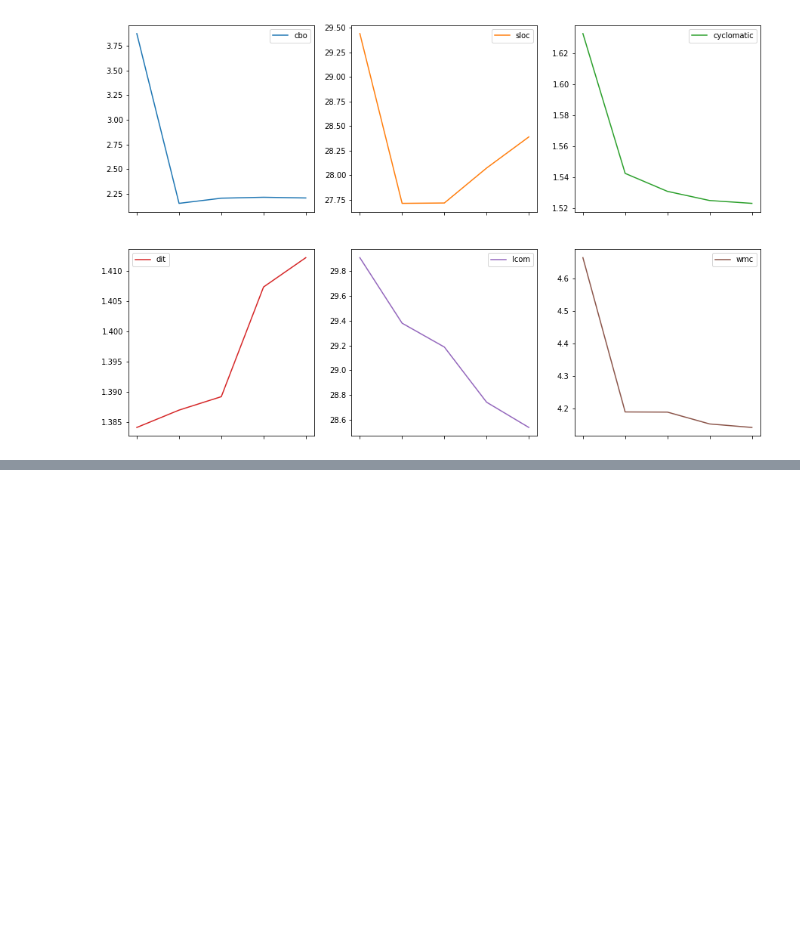
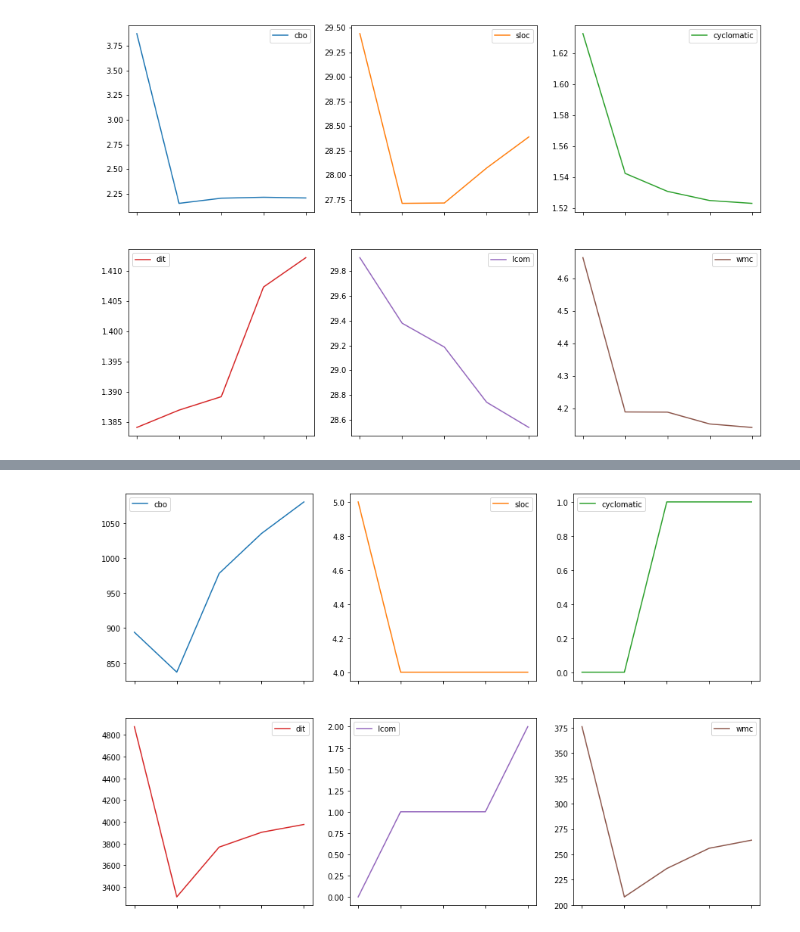
Before and after one commit to modidhaval112/SOEN_6611_Software_Measurement, a Jupyter notebook: AnalysingMetrics.ipynb, the cells around one changed output, grey strips where cells are left out. Saved outputs shown, nothing was run; the diff lists cells and outputs as text; code cells hidden in the pictures; blank space fills up the shorter version.

```diff
--- a/AnalysingMetrics.ipynb
+++ b/AnalysingMetrics.ipynb
@@ -140,0 +247,26 @@ def getFaultyData( data = pd.DataFrame, col=''):
+# %%
+def getFaultCountsVsMetric(faultyDataset):
+    key = list(faultyDataset.keys())[0]
+    columns = faultyDataset[key].columns
+    metricColumns = columns[:5]
+    countMetricFaultDataset = pd.DataFrame(columns=metricColumns)
+
+    for version in faultyDataset:
+        dataFrame = faultyDataset[version]
+
+    return countMetricFaultDataset.columns
+# %%
+def getFaultCountsVsMetric(faultyDataset):
+    metrics = faultyDataset[list(faultyDataset.keys())[0]].columns[:6]
+    faultCountMetric = pd.DataFrame(columns=metrics,index=faultyDataset.keys())
+
+    for version in faultyDataset:
+        dataFrame = faultyDataset[version]
+        for metric in metrics:
+            faultCountMetric.loc[version][metric] = dataFrame[dataFrame[metric]==1]['faultProne'].sum()
+
+    return faultCountMetric
+# %%
+faultyDataset = getFaultyDataset(faultyBinaryDataset)
+# %%
+faultCountMetricData = getFaultCountsVsMetric(faultyDataset)
@@ -140,0 +279,8 @@ def getFaultyData( data = pd.DataFrame, col=''):
+# %%
+# Plotting counts of faults for each metric
+f,ax = plt.subplots(ncols=3,nrows=2,figsize=(15,10),sharex=True)
+for axi in ax.flat:
+    axi.xaxis.set_major_locator(plt.MaxNLocator(5))
+plot = faultCountMetricData.plot(subplots=True,ax=ax,kind="line",use_index=True)
+# %% [output]
+[figure, added]
```
Also changed, not shown: parts of 16 cells of this notebook, 1 other file.
